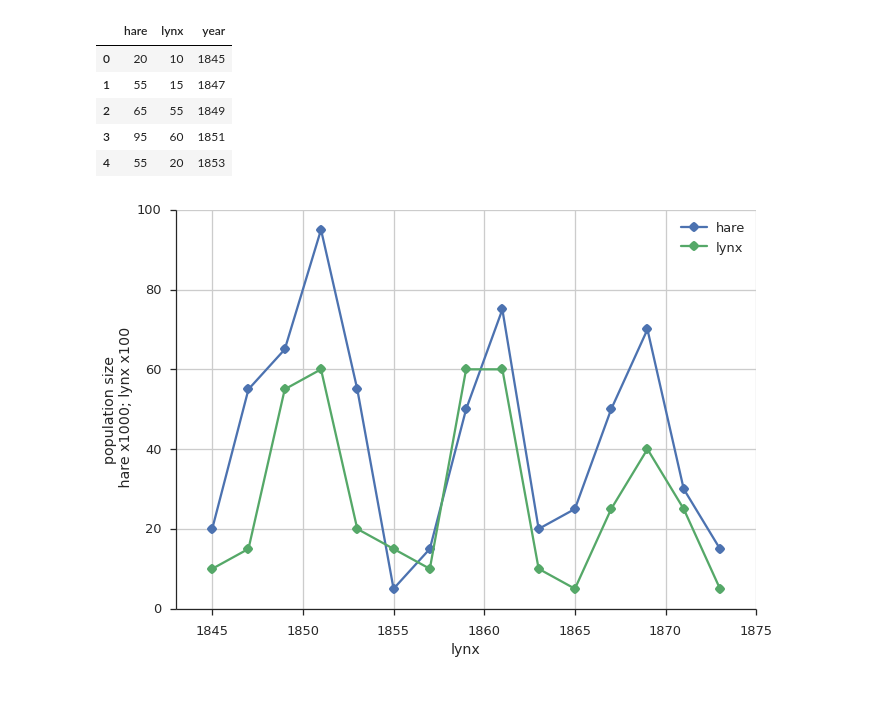
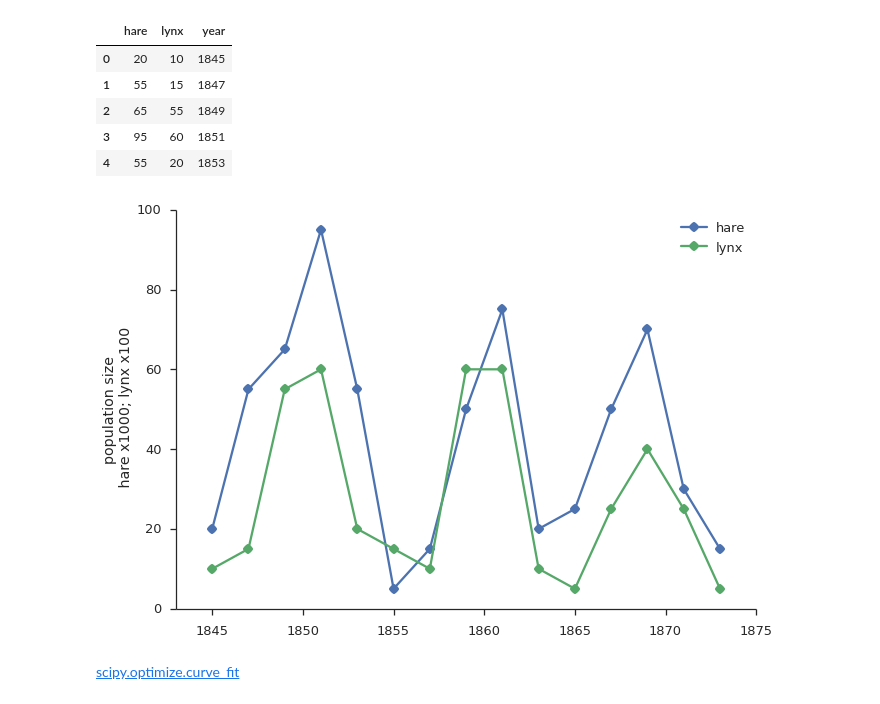
Before and after one commit to Py4Life/TAU2015, a Jupyter notebook: lecture10.ipynb, the cells around one changed output. Saved outputs shown, nothing was run; the diff lists cells and outputs as text; code cells hidden in the pictures.

```diff
--- a/lecture10.ipynb
+++ b/lecture10.ipynb
@@ -11,6 +89,8 @@ import urllib.request as req
+# %%
+fn = 'harelynx.txt'
 # %%
 # http://www.biotopics.co.uk/newgcse/predatorprey.html
-fn, msg = req.urlretrieve('http://www.biotopics.co.uk/newgcse/baredata.txt', 'harelynx.txt')
+fn, msg = req.urlretrieve('http://www.biotopics.co.uk/newgcse/baredata.txt', fn)
 # %%
 with open(fn) as f:
     print(f.read())
@@ -52,11 +132,13 @@ df.head()
 | 3 | 95 | 60 | 1851 |
 | 4 | 55 | 20 | 1853 |
 # %%
-df.plot('year', 'hare', ls='-', marker='o', label='hare')
-df.plot('year', 'lynx', ls='-', marker='o', label='lynx')
+plot(df.year, df.hare, '-o', label='hare')
+plot(df.year, df.lynx, '-o', label='lynx')
 ylabel('population size \n hare x1000; lynx x100')
 xlim(1843,1875)
 legend()
 sns.despine()
 # %% [output]
-[figure, old version]
+[figure, new version]
+# %% [markdown]
+[scipy.optimize.curve_fit](http://docs.scipy.org/doc/scipy-0.14.0/reference/generated/scipy.optimize.curve_fit.html)
```
Also changed, not shown: parts of 27 cells of this notebook.
